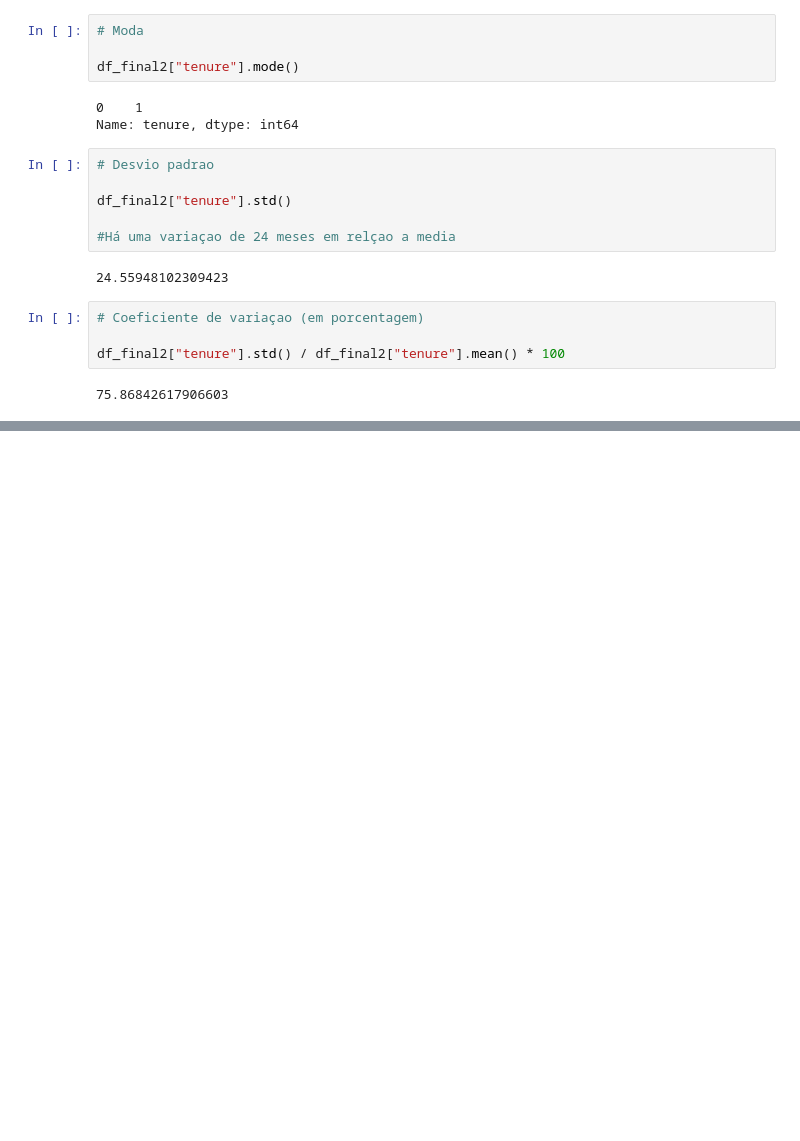
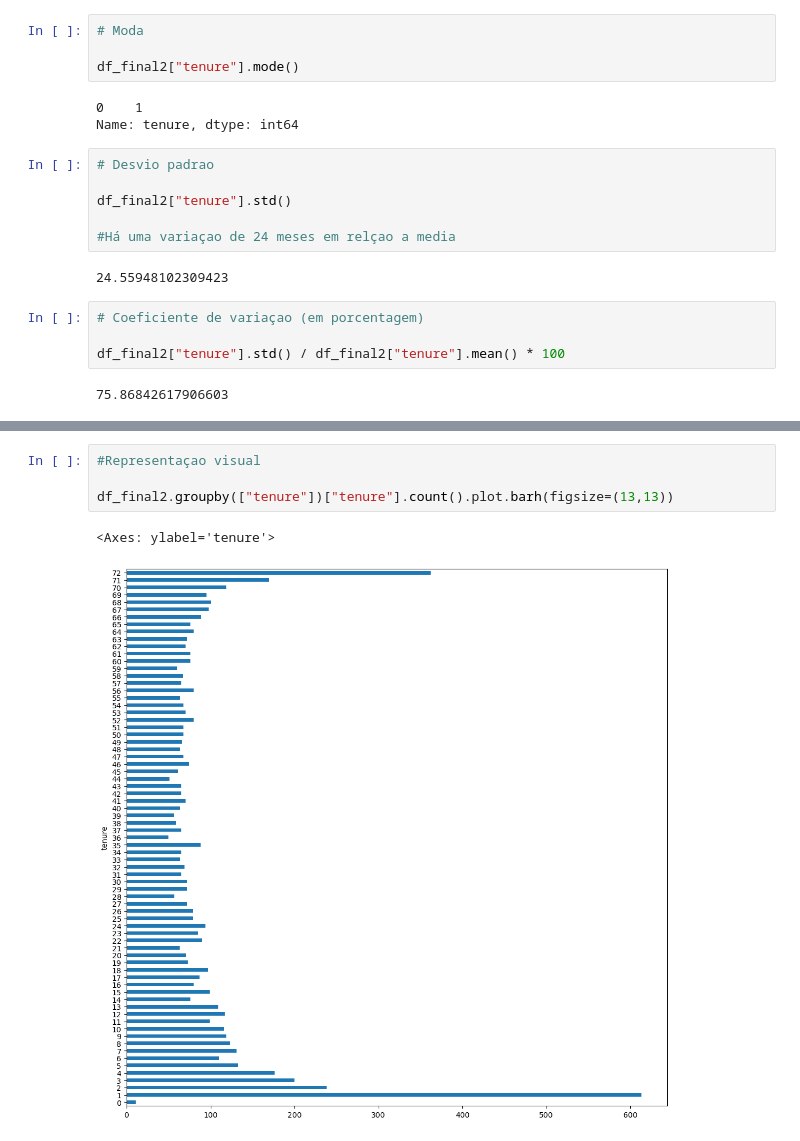
Before and after one commit to JaynneLino/pandas_course_Udemy, a Jupyter notebook: eda/eda.ipynb, the cells around one changed output, grey strips where cells are left out. Saved outputs shown, nothing was run; the diff lists cells and outputs as text; blank space fills up the shorter version.

Commit message:
GroupBy

```diff
--- a/eda/eda.ipynb
+++ b/eda/eda.ipynb
@@ -711,0 +780,7 @@ df_final2["tenure"].std() / df_final2["tenure"].mean() * 100
+# %%
+#Representaçao visual
+
+df_final2.groupby(["tenure"])["tenure"].count().plot.barh(figsize=(13,13))
+# %% [output]
+<Axes: ylabel='tenure'>
+[figure, added]
```
Also changed, not shown: parts of 8 cells of this notebook.
